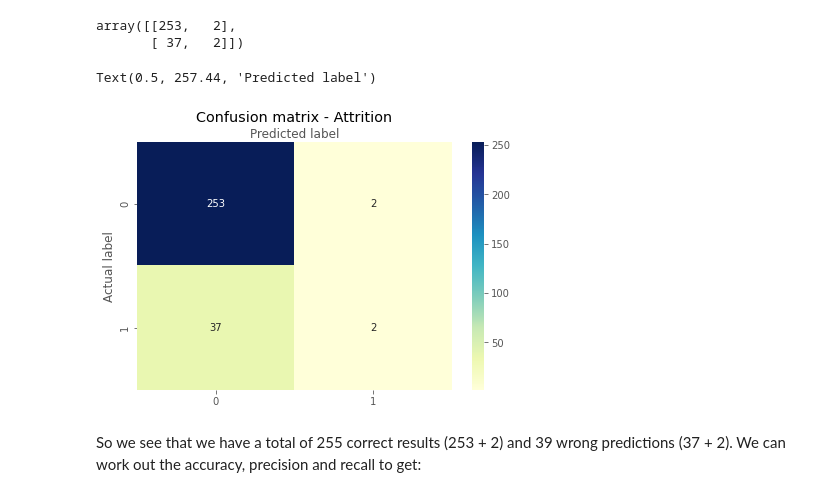
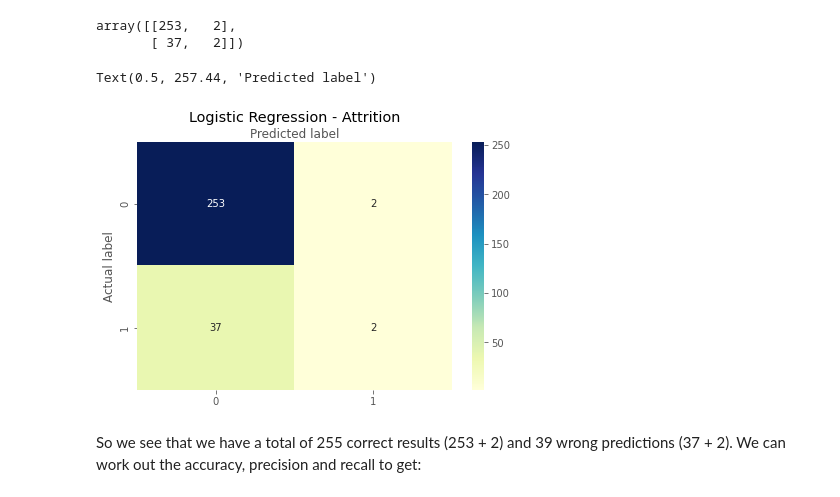
Before and after one commit to Ad2891/Slutuppgift-team12, a Jupyter notebook: Slutuppgift.ipynb, the cells around one changed output. Saved outputs shown, nothing was run; the diff lists cells and outputs as text; code cells hidden in the pictures.

```diff
--- a/Slutuppgift.ipynb
+++ b/Slutuppgift.ipynb
@@ -699,27 +706,37 @@ yModel_pred_test = LogReg.predict(XModel_test)
 #Import confusion matrix
 from sklearn.metrics import confusion_matrix
 #Use the confusion matrix
-confusion_matrix = confusion_matrix(yModel_test, yModel_pred_test)
-confusion_matrix
+confusion_matrix_LG = confusion_matrix(yModel_test, yModel_pred_test)
+confusion_matrix_LG
 # %% [output]
 array([[253,   2],
        [ 37,   2]])
 # %%
-class_names=[0,1] # name  of classes
+# name  of classes
+class_names=[0,1]
+#Create multiple plots in the figure
 fig, ax = plt.subplots()
+#Space out the values equally
 tick_marks = np.arange(len(class_names))
+#Mark labels for the x-axis
 plt.xticks(tick_marks, class_names)
+#Mark labels for the y-axis
 plt.yticks(tick_marks, class_names)
 # create heatmap
-sb.heatmap(pd.DataFrame(confusion_matrix), annot=True, cmap="YlGnBu" ,fmt='g')
+sb.heatmap(pd.DataFrame(confusion_matrix_LG), annot=True, cmap="YlGnBu" ,fmt='g')
+#Move the labels of the x-axis to the top
 ax.xaxis.set_label_position("top")
+#Tight padding between subplots
 plt.tight_layout()
-plt.title('Confusion matrix - Attrition', y=1.1)
+#Create a title for the figure
+plt.title('Logistic Regression - Attrition', y=1.1)
+#Create a y-axis title for the figure
 plt.ylabel('Actual label')
+#Create a x-axis title for the figure
 plt.xlabel('Predicted label')
 # %% [output]
 Text(0.5, 257.44, 'Predicted label')
-[figure, old version]
+[figure, new version]
 # %% [markdown]
 So we see that we have a total of 255 correct results (253 + 2) and 39 wrong predictions (37 + 2). We can work out the accuracy, precision and recall to get:
 # %%
```
Also changed, not shown: parts of 27 cells of this notebook.
